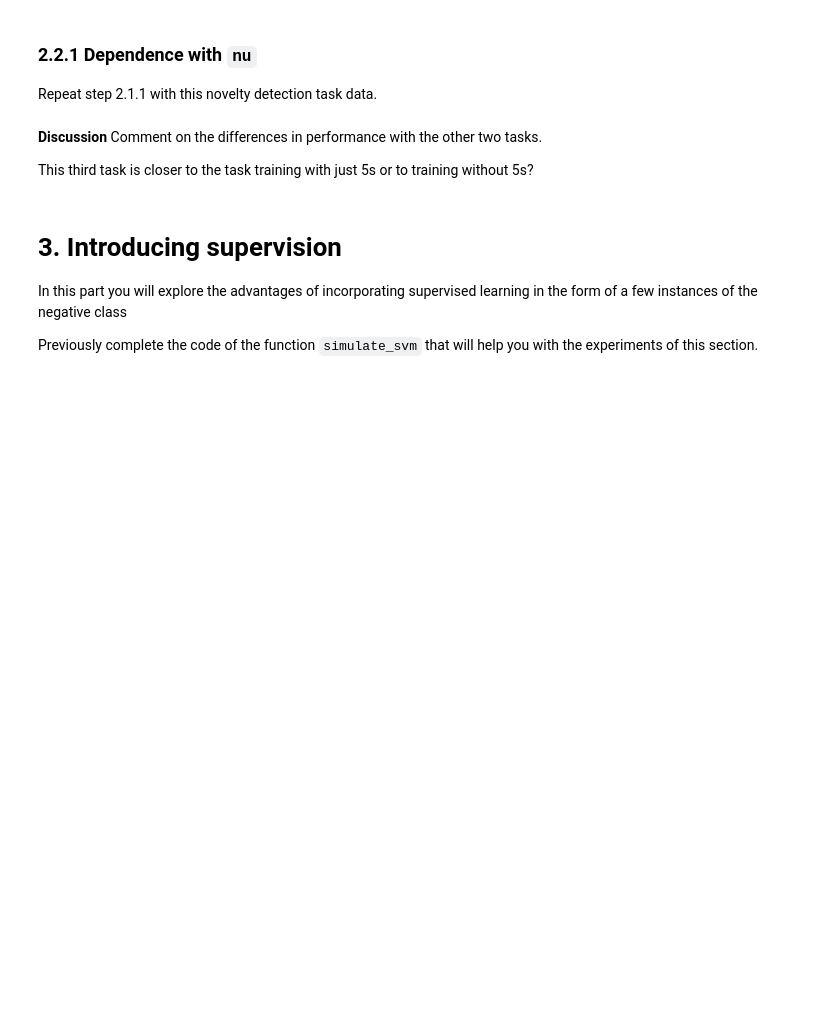
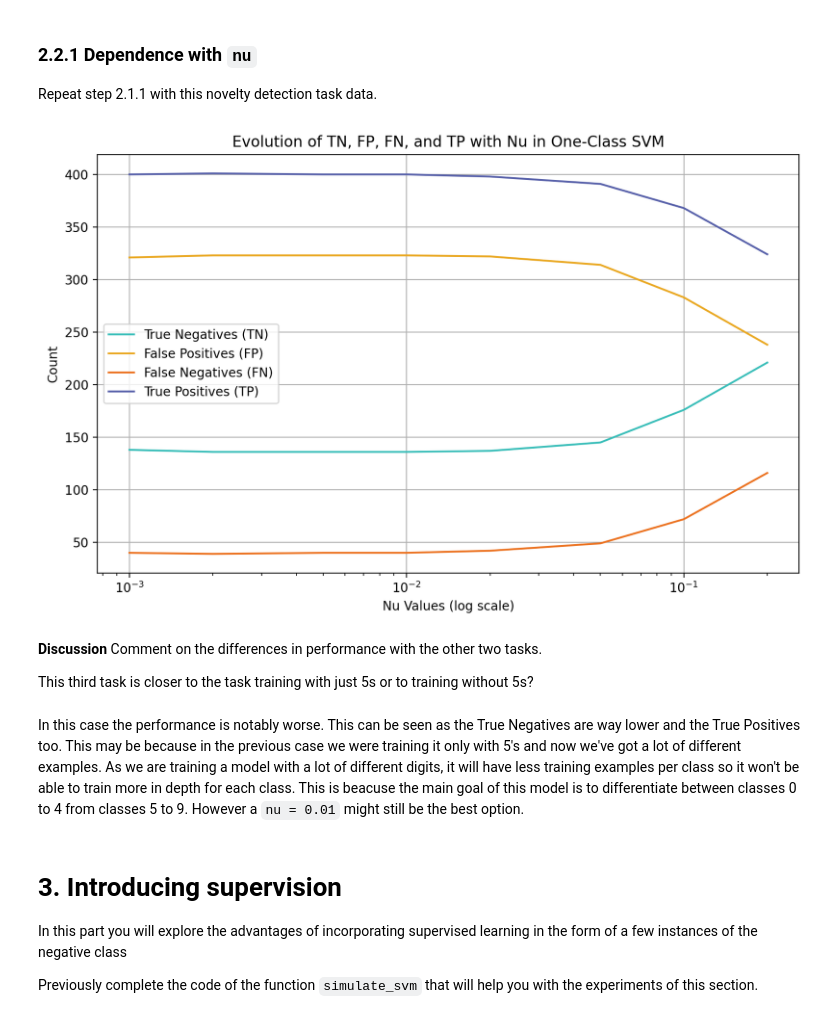
Before and after one commit to andres-nav/ml2, a Jupyter notebook: 03 Kernel Unsupervised/lab_one_class_svm_2023.ipynb, the cells around one changed output. Cells and saved outputs as stored; diff of their text form; code cells hidden in the pictures; blank space fills up the shorter version.

```diff
--- a/03 Kernel Unsupervised/lab_one_class_svm_2023.ipynb
+++ b/03 Kernel Unsupervised/lab_one_class_svm_2023.ipynb
@@ -335,7 +410,26 @@ Repeat step 2.1.1 with this novelty detection task data.
+# %%
+range_nu = [0.001,0.002,0.005,0.01,0.02,0.05,0.1,0.2]
+tn_04, fp_04, fn_04, tp_04 = simulate_oneclasssvm_nu(X_train_04, X_test, y_train_04, y_test_04, range_nu)
+plt.figure(figsize=(10, 6))
+plt.plot(np.array(range_nu), tn_04, label='True Negatives (TN)', color = '#39beb9' )
+plt.plot(range_nu, fp_04, label='False Positives (FP)', color = '#eaa821')
+plt.plot(range_nu, fn_04, label='False Negatives (FN)', color = '#ec7220')
+plt.plot(range_nu, tp_04, label='True Positives (TP)', color = '#5861aa')
+plt.xlabel('Nu Values (log scale)')
+plt.ylabel('Count')
+plt.title('Evolution of TN, FP, FN, and TP with Nu in One-Class SVM')
+plt.legend()
+plt.xscale("log")
+plt.grid(True)
+plt.show()
+# %% [output]
+[figure, added]
 # %% [markdown]
 **Discussion** Comment on the differences in performance with the other two tasks.
 
 This third task is closer to the task training with just 5s or to training without 5s?
+# %% [markdown]
+In this case the performance is notably worse. This can be seen as the True Negatives are way lower and the True Positives too. This may be because in the previous case we were training it only with 5's and now we've got a lot of different examples. As we are training a model with a lot of different digits, it will have less training examples per class so it won't be able to train more in depth for each class. This is beacuse the main goal of this model is to differentiate between classes 0 to 4 from classes 5 to 9. However a `nu = 0.01` might still be the best option.
 # %% [markdown]
 # 3. Introducing supervision
 In this part you will explore the advantages of incorporating supervised learning in the form of a few instances of the negative class
```
Also changed, not shown: parts of 28 cells of this notebook.
